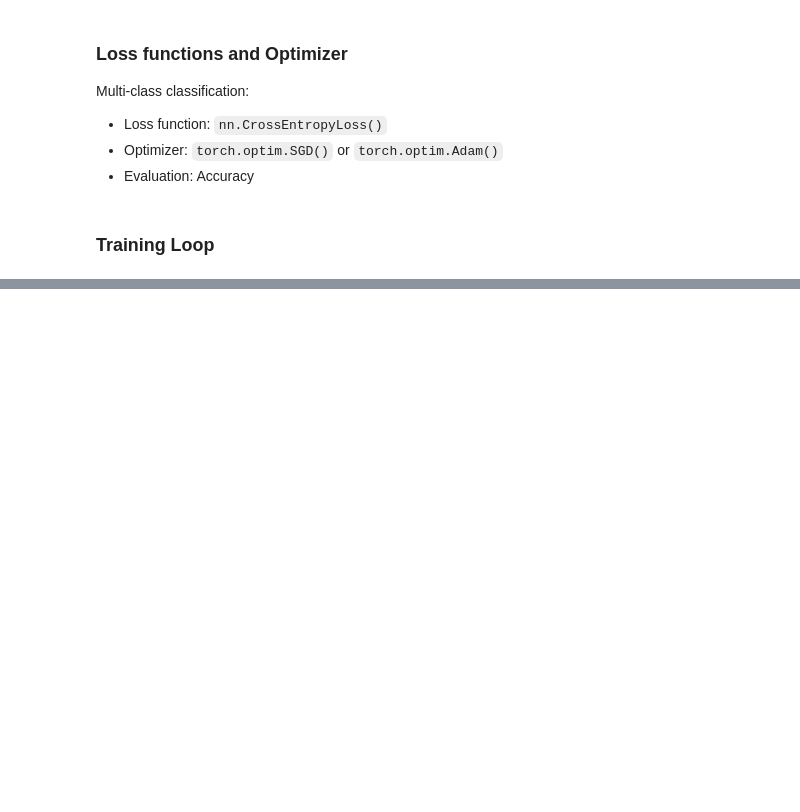
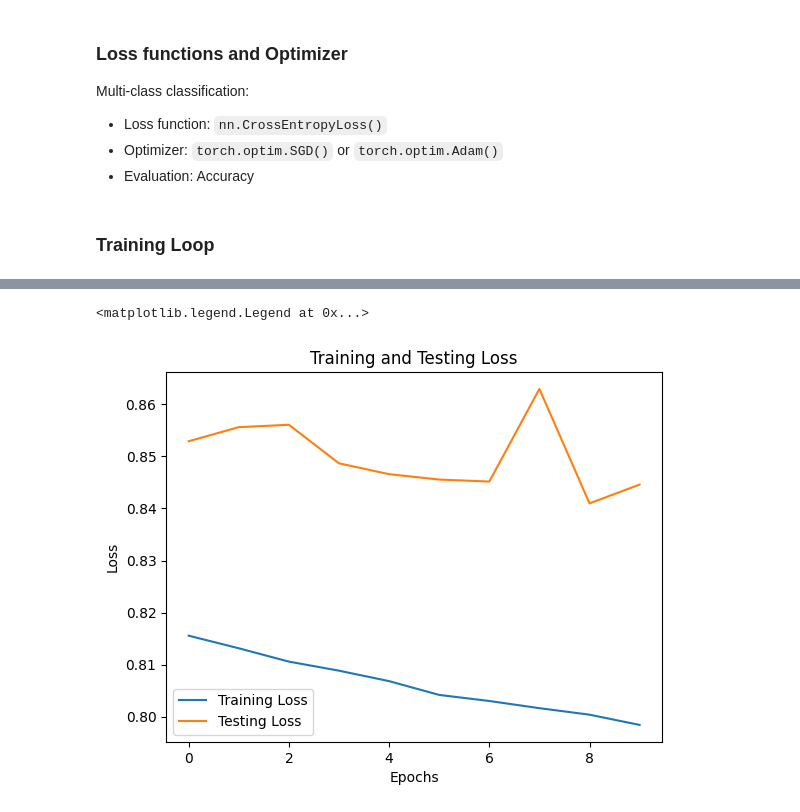
Before and after one commit to TonyQ2k3/pytorch-training, a Jupyter notebook: notebooks/pytorch_day7.ipynb, the cells around one changed output, grey strips where cells are left out. Saved outputs shown, nothing was run; the diff lists cells and outputs as text; code cells hidden in the pictures; blank space fills up the shorter version.

```diff
--- a/notebooks/pytorch_day7.ipynb
+++ b/notebooks/pytorch_day7.ipynb
@@ -238,0 +293,16 @@ Epoch 90: Train loss = 0.3587917387485504 | Test loss = 0.1870511770248413
+# %%
+# Visualize train and test losses
+
+x1 = [x for x in range(len(training_losses))]
+x2 = [x for x in range(len(testing_losses))]
+testing_losses = [loss.cpu().detach().numpy() for loss in testing_losses]
+
+plt.plot(x1, training_losses, label='Training Loss')
+plt.plot(x2, testing_losses, label='Testing Loss')
+plt.title('Training and Testing Loss')
+plt.xlabel('Epochs')
+plt.ylabel('Loss')
+plt.legend()
+# %% [output]
+<matplotlib.legend.Legend at 0x...>
+[figure, added]
```
Also changed, not shown: parts of 8 cells of this notebook.
